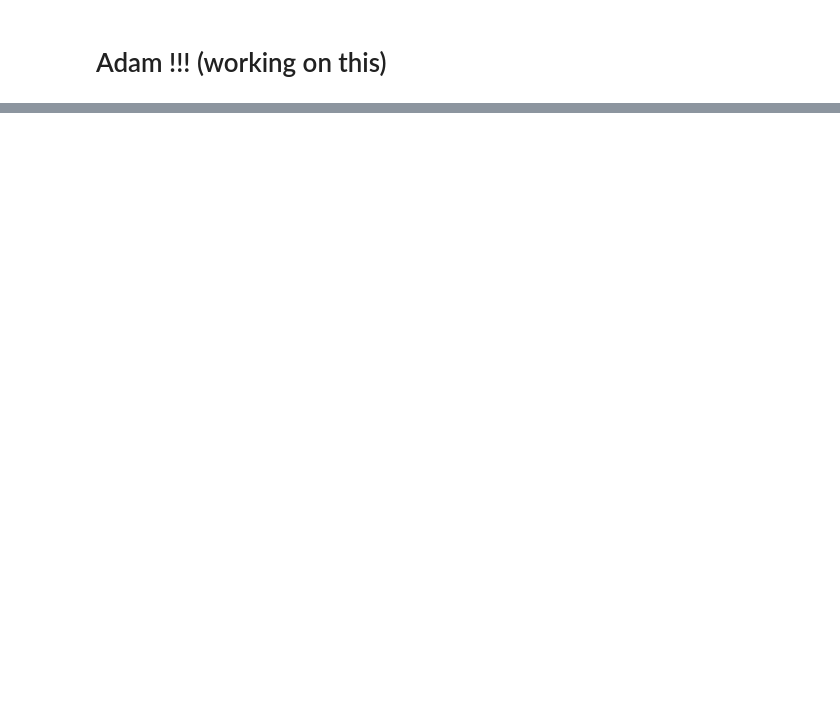
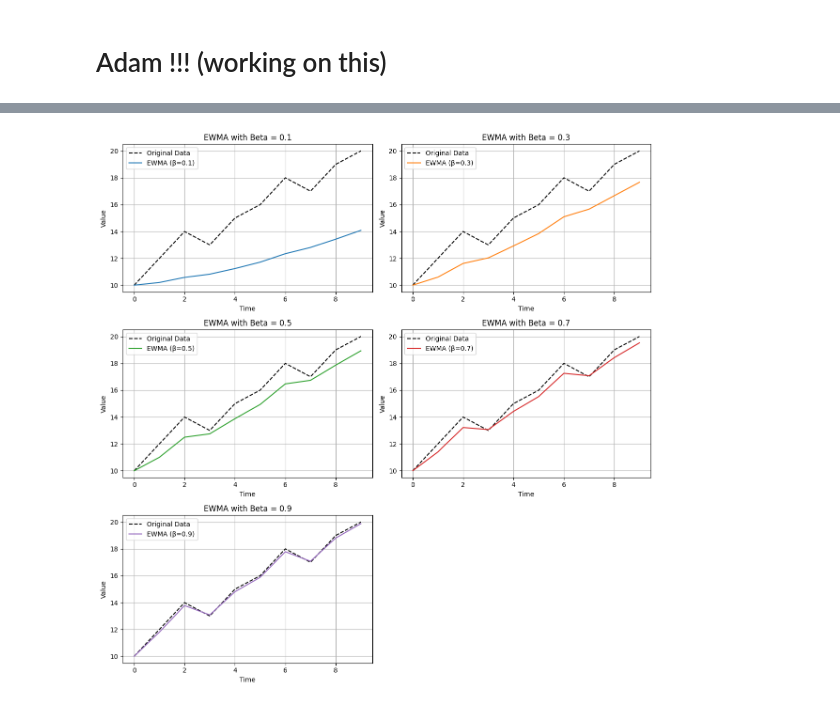
Before and after one commit to saurabhaloneai/History-of-Deep-Learning, a Jupyter notebook: 02-optimization-and-regularization/08-adam/adam.ipynb, the cells around one changed output, grey strips where cells are left out. Cells and saved outputs as stored; diff of their text form; code cells hidden in the pictures; blank space fills up the shorter version.

Commit message:
adds the EWMA

```diff
--- a/02-optimization-and-regularization/08-adam/adam.ipynb
+++ b/02-optimization-and-regularization/08-adam/adam.ipynb
@@ -57,0 +65,48 @@
+# %%
+import numpy as np
+import matplotlib.pyplot as plt
+
+
+time_series_data = np.array([10, 12, 14, 13, 15, 16, 18, 17, 19, 20])
+
+
+def calculate_ewma(data, beta):
+    ewma = np.zeros(len(data))
+    ewma[0] = data[0]
+    for t in range(1, len(data)):
+        ewma[t] = beta * data[t] + (1 - beta) * ewma[t - 1]
+    return ewma
+
+def plot_ewma_subplots(data, betas):
+    num_betas = len(betas)
+    num_cols = 2
+    num_rows = (num_betas + num_cols - 1) // num_cols
+
+    fig, axes = plt.subplots(nrows=num_rows, ncols=num_cols, figsize=(12, 4 * num_rows))
+    axes = axes.flatten()
+
+    color_schemes = ['tab:blue', 'tab:orange', 'tab:green', 'tab:red', 'tab:purple']
+
+    for i, beta in enumerate(betas):
+        ewma = calculate_ewma(data, beta)
+        axes[i].plot(data, label='Original Data', color='black', linestyle='--')
+        axes[i].plot(ewma, label=f'EWMA (β={beta})', color=color_schemes[i % len(color_schemes)])
+        axes[i].set_title(f'EWMA with Beta = {beta}')
+        axes[i].set_xlabel('Time')
+        axes[i].set_ylabel('Value')
+        axes[i].legend()
+        axes[i].grid(True)
+
+
+    for j in range(i + 1, len(axes)):
+        fig.delaxes(axes[j])
+
+    plt.tight_layout()
+    plt.show()
+
+
+betas = [0.1, 0.3, 0.5, 0.7, 0.9]
+
+plot_ewma_subplots(time_series_data, betas)
+# %% [output]
+[figure, added]
```
Also changed, not shown: parts of 2 cells of this notebook.
